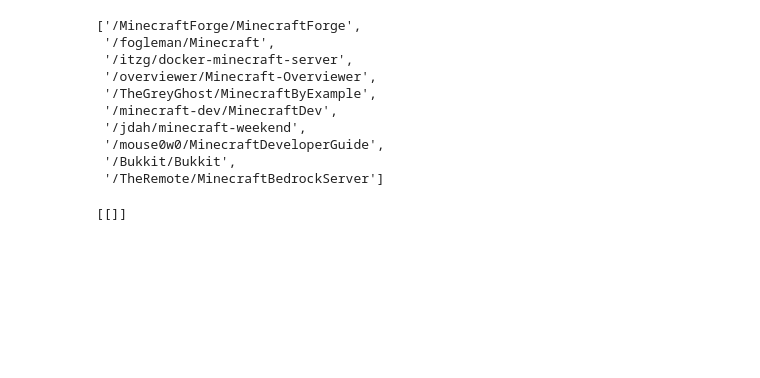
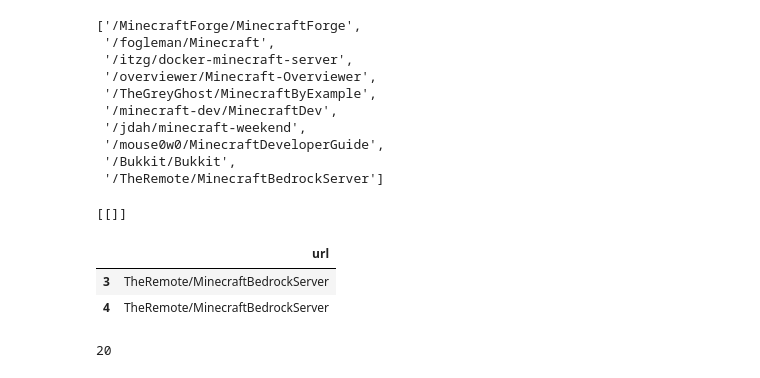
Before and after one commit to Doubtable-Steves-Linguistics/MinecraftNLP, a Jupyter notebook: cristina-project-notebook.ipynb, the cells around one changed output. Saved outputs shown, nothing was run; the diff lists cells and outputs as text; code cells hidden in the pictures; blank space fills up the shorter version.

```diff
--- a/cristina-project-notebook.ipynb
+++ b/cristina-project-notebook.ipynb
@@ -271,5 +268,15 @@ for i in range(3,53):
 url_list
 # %% [output]
 [[]]
+# %%
+df.head()
+# %% [output]
+|  | url |
+| 3 | TheRemote/MinecraftBedrockServer |
+| 4 | TheRemote/MinecraftBedrockServer |
+# %%
+len(urls)
+# %% [output]
+20
 # %%
 urls = []
```
Also changed, not shown: parts of 4 cells of this notebook.
